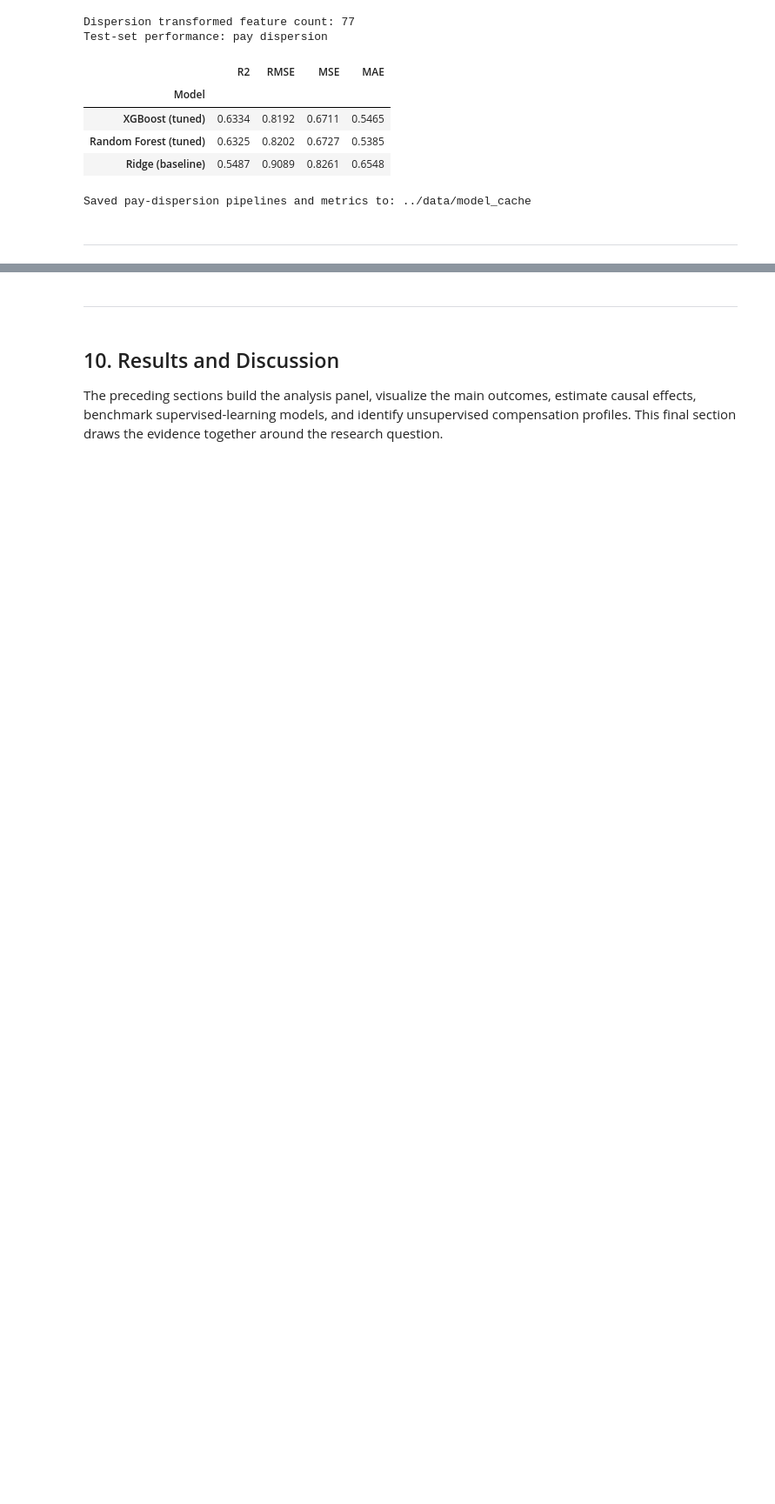
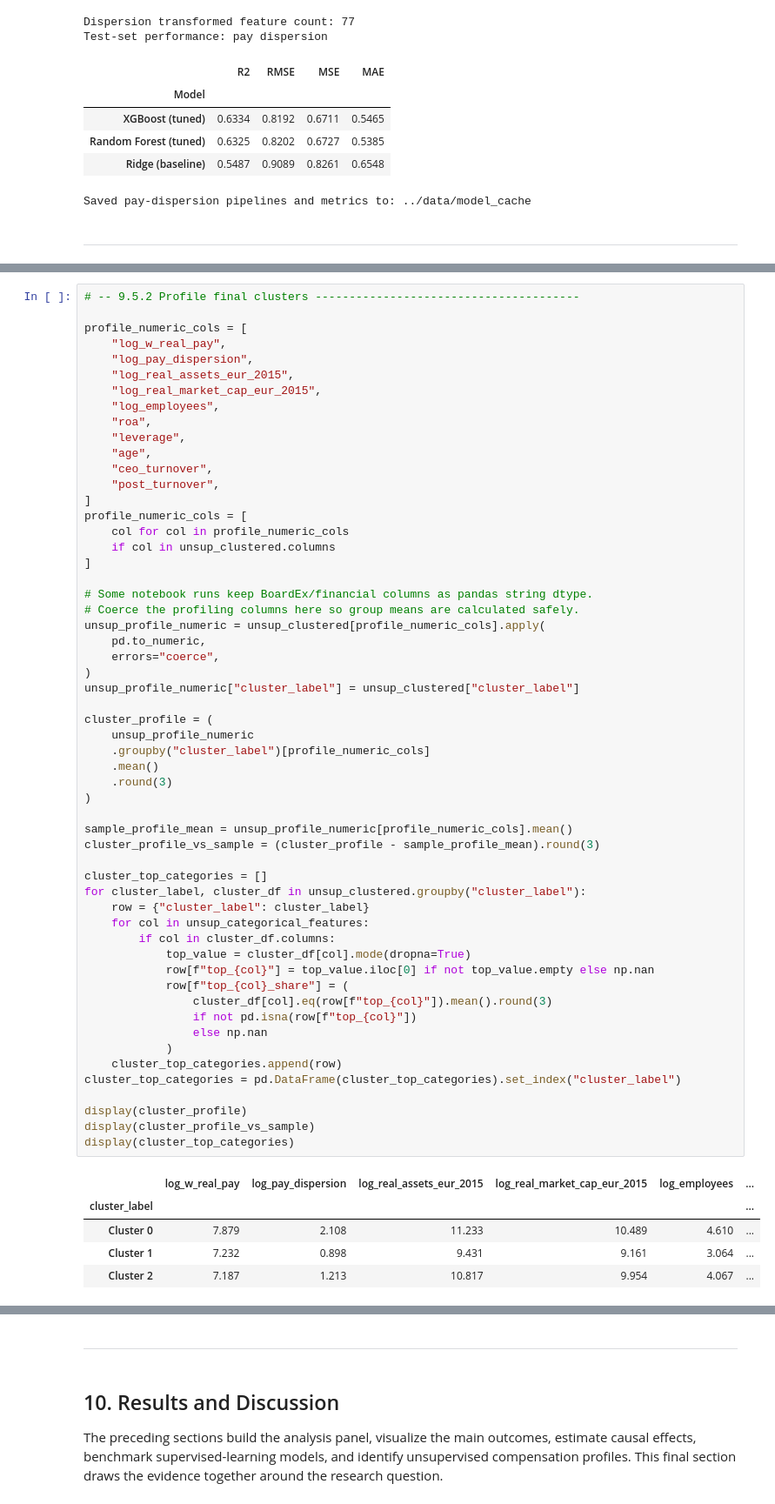
Before and after one commit to rizkyakbar-tud/DAI, a Jupyter notebook: mission/proposals_st26/mission_proposal_Akbar-Zduńczyk copy.ipynb, the cells around one changed output, grey strips where cells are left out. Shown at 87% size. Saved outputs shown, nothing was run; the diff lists cells and outputs as text; blank space fills up the shorter version.

```diff
--- a/mission/proposals_st26/mission_proposal_Akbar-Zduńczyk copy.ipynb
+++ b/mission/proposals_st26/mission_proposal_Akbar-Zduńczyk copy.ipynb
@@ -6468,0 +6411,62 @@ Interpretation guide:
+# %%
+# -- 9.5.2 Profile final clusters ---------------------------------------
+
+profile_numeric_cols = [
+    "log_w_real_pay",
+    "log_pay_dispersion",
+    "log_real_assets_eur_2015",
+    "log_real_market_cap_eur_2015",
+    "log_employees",
+    "roa",
+    "leverage",
+    "age",
+    "ceo_turnover",
+    "post_turnover",
+]
+profile_numeric_cols = [
+    col for col in profile_numeric_cols
+    if col in unsup_clustered.columns
+]
+
+# Some notebook runs keep BoardEx/financial columns as pandas string dtype.
+# Coerce the profiling columns here so group means are calculated safely.
+unsup_profile_numeric = unsup_clustered[profile_numeric_cols].apply(
+    pd.to_numeric,
+    errors="coerce",
+)
+unsup_profile_numeric["cluster_label"] = unsup_clustered["cluster_label"]
+
+cluster_profile = (
+    unsup_profile_numeric
+    .groupby("cluster_label")[profile_numeric_cols]
+    .mean()
+    .round(3)
+)
+
+sample_profile_mean = unsup_profile_numeric[profile_numeric_cols].mean()
+cluster_profile_vs_sample = (cluster_profile - sample_profile_mean).round(3)
+
+cluster_top_categories = []
+for cluster_label, cluster_df in unsup_clustered.groupby("cluster_label"):
+    row = {"cluster_label": cluster_label}
+    for col in unsup_categorical_features:
+        if col in cluster_df.columns:
+            top_value = cluster_df[col].mode(dropna=True)
+            row[f"top_{col}"] = top_value.iloc[0] if not top_value.empty else np.nan
+            row[f"top_{col}_share"] = (
+                cluster_df[col].eq(row[f"top_{col}"]).mean().round(3)
+                if not pd.isna(row[f"top_{col}"])
+                else np.nan
+            )
+    cluster_top_categories.append(row)
+cluster_top_categories = pd.DataFrame(cluster_top_categories).set_index("cluster_label")
+
+display(cluster_profile)
+display(cluster_profile_vs_sample)
+display(cluster_top_categories)
+# %% [output]
+|  | log_w_real_pay | log_pay_dispersion | log_real_assets_eur_2015 | log_real_market_cap_eur_2015 | log_employees | ... |
+| cluster_label |  |  |  |  |  | ... |
+| Cluster 0 | 7.879 | 2.108 | 11.233 | 10.489 | 4.610 | ... |
+| Cluster 1 | 7.232 | 0.898 | 9.431 | 9.161 | 3.064 | ... |
+| Cluster 2 | 7.187 | 1.213 | 10.817 | 9.954 | 4.067 | ... |
```
Also changed, not shown: parts of 43 cells of this notebook.
